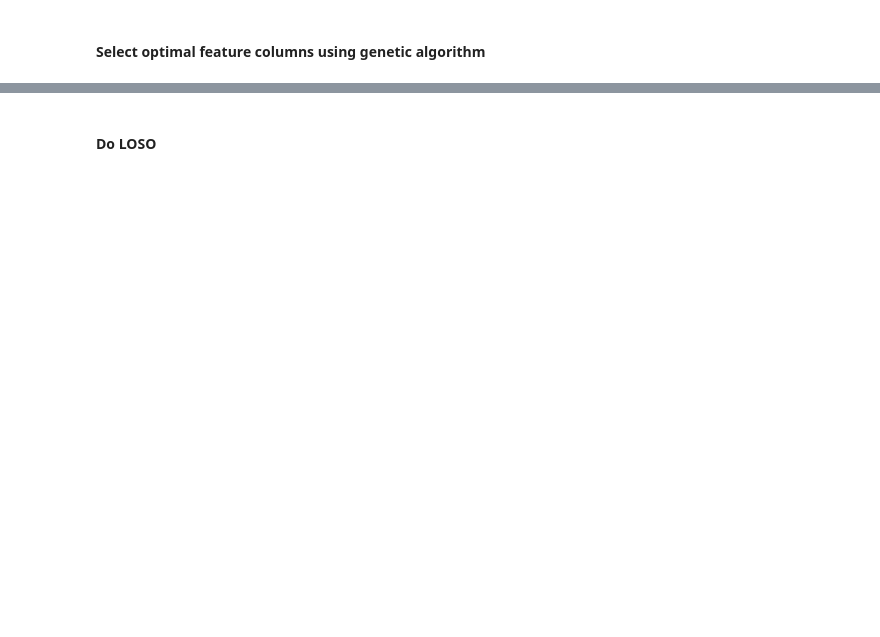
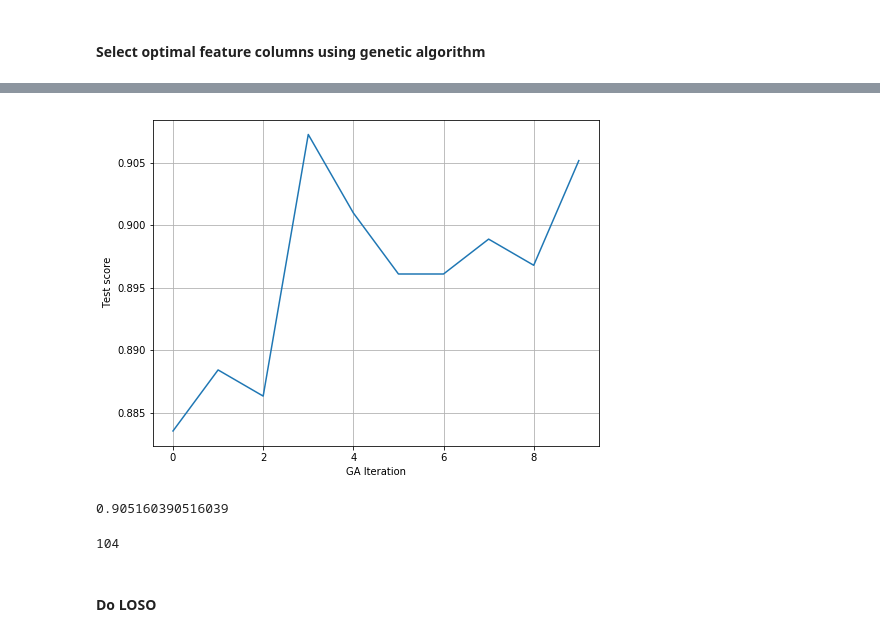
Before and after one commit to kcmeehan/BiometricsActivityClassification, a Jupyter notebook: master_features_workflow/Classifiers_with_LOSO.ipynb, the cells around one changed output, grey strips where cells are left out. Cells and saved outputs as stored; diff of their text form; code cells hidden in the pictures; blank space fills up the shorter version.

```diff
--- a/master_features_workflow/Classifiers_with_LOSO.ipynb
+++ b/master_features_workflow/Classifiers_with_LOSO.ipynb
@@ -321,2 +325,19 @@ KeyboardInterrupt:
+# %%
+fig = plt.figure(figsize=(8,6))
+ax = fig.add_subplot(111)
+ax.plot(GA.fitness_evolution)
+ax.set_xlabel('GA Iteration')
+ax.set_ylabel('Test score')
+plt.grid()
+# %% [output]
+[figure, added]
+# %%
+GA.best_fitness
+# %% [output]
+0.905160390516039
+# %%
+len(GA.feature_selection.columns)
+# %% [output]
+104
 # %% [markdown]
 #### Do LOSO
```
Also changed, not shown: parts of 5 cells of this notebook, 1 other file.
